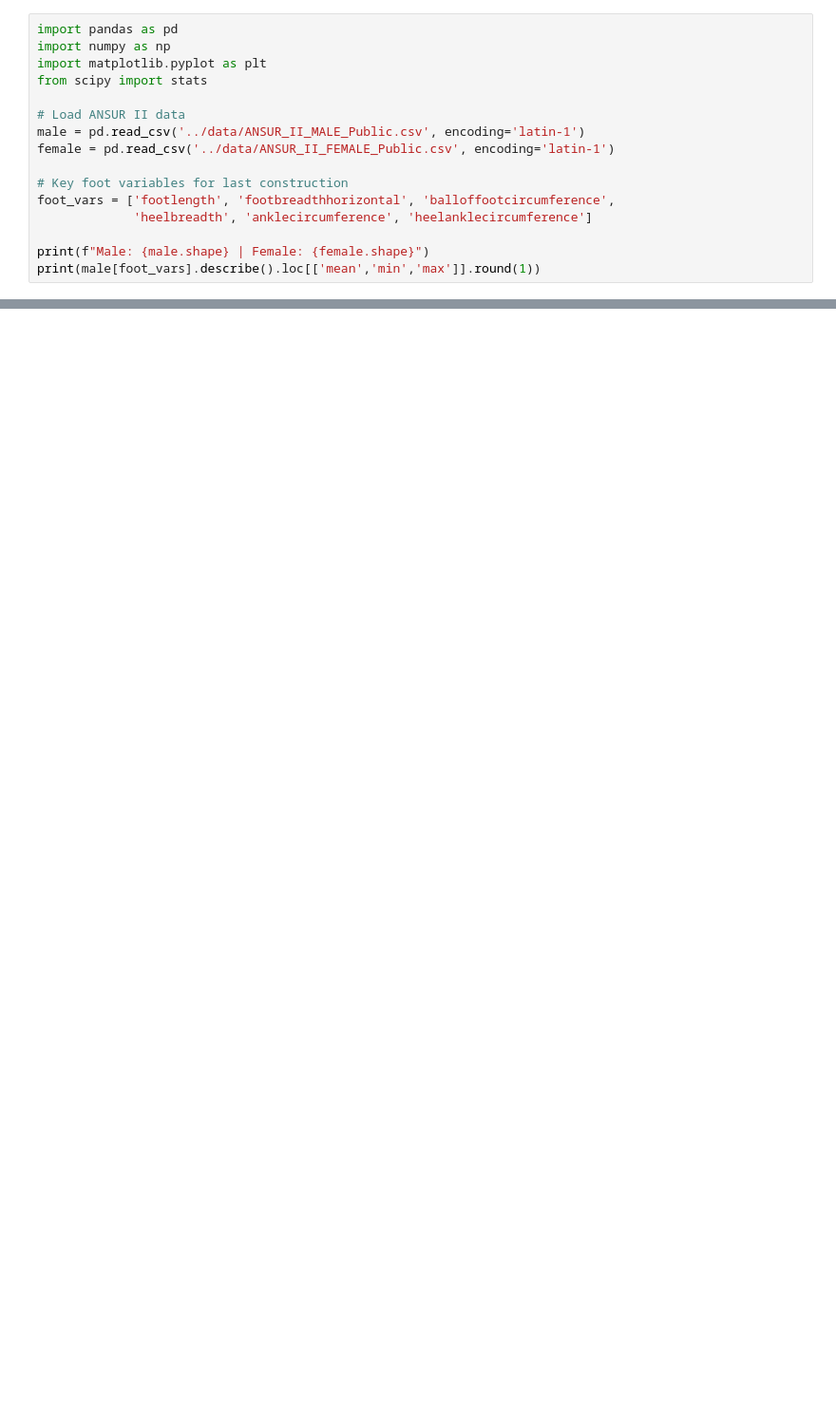
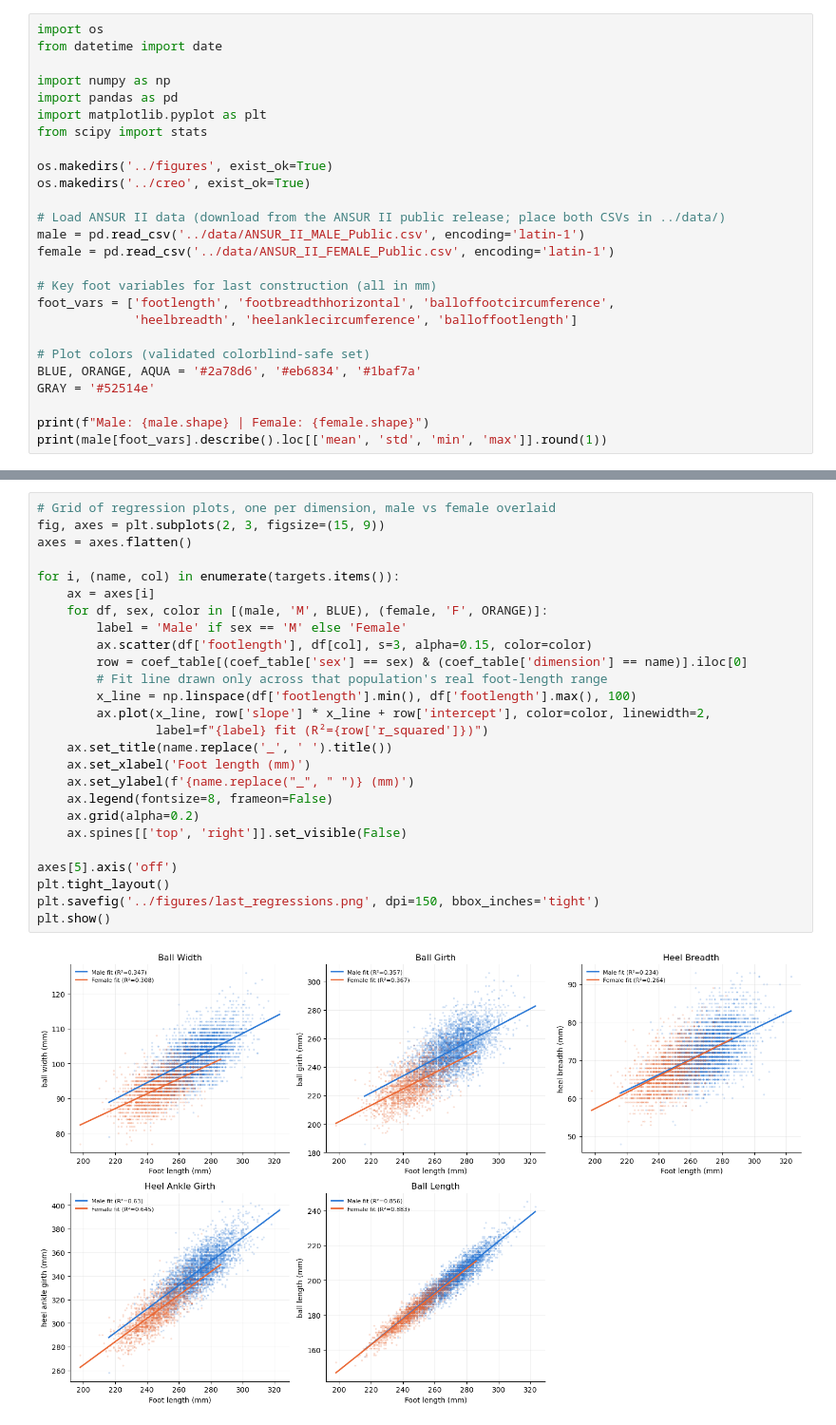
Before and after one commit to aaoconnor2004-wq/parametric-last, a Jupyter notebook: notebooks/AO_Biomech.ipynb, the cells around one changed output, grey strips where cells are left out. Shown at 95% size. Cells and saved outputs as stored; diff of their text form; blank space fills up the shorter version.

Commit message:
Regressions, width grades, and generated Creo relations/family table

```diff
--- a/notebooks/AO_Biomech.ipynb
+++ b/notebooks/AO_Biomech.ipynb
@@ -6,19 +10,29 @@
 # %%
+import os
+from datetime import date
+
+import numpy as np
 import pandas as pd
-import numpy as np
 import matplotlib.pyplot as plt
 from scipy import stats
 
-# Load ANSUR II data
+os.makedirs('../figures', exist_ok=True)
+os.makedirs('../creo', exist_ok=True)
+
+# Load ANSUR II data (download from the ANSUR II public release; place both CSVs in ../data/)
 male = pd.read_csv('../data/ANSUR_II_MALE_Public.csv', encoding='latin-1')
 female = pd.read_csv('../data/ANSUR_II_FEMALE_Public.csv', encoding='latin-1')
 
-# Key foot variables for last construction
+# Key foot variables for last construction (all in mm)
 foot_vars = ['footlength', 'footbreadthhorizontal', 'balloffootcircumference',
-             'heelbreadth', 'anklecircumference', 'heelanklecircumference']
+             'heelbreadth', 'heelanklecircumference', 'balloffootlength']
+
+# Plot colors (validated colorblind-safe set)
+BLUE, ORANGE, AQUA = '#2a78d6', '#eb6834', '#1baf7a'
+GRAY = '#52514e'
 
 print(f"Male: {male.shape} | Female: {female.shape}")
-print(male[foot_vars].describe().loc[['mean','min','max']].round(1))
+print(male[foot_vars].describe().loc[['mean', 'std', 'min', 'max']].round(1))
 # %% [output]
 Male: (4082, 108) | Female: (1986, 108)
       footlength  footbreadthhorizontal  balloffootcircumference  heelbreadth  \
@@ -39,0 +91,28 @@ SyntaxError: invalid syntax (4030341517.py, line 1)
+# %%
+# Grid of regression plots, one per dimension, male vs female overlaid
+fig, axes = plt.subplots(2, 3, figsize=(15, 9))
+axes = axes.flatten()
+
+for i, (name, col) in enumerate(targets.items()):
+    ax = axes[i]
+    for df, sex, color in [(male, 'M', BLUE), (female, 'F', ORANGE)]:
+        label = 'Male' if sex == 'M' else 'Female'
+        ax.scatter(df['footlength'], df[col], s=3, alpha=0.15, color=color)
+        row = coef_table[(coef_table['sex'] == sex) & (coef_table['dimension'] == name)].iloc[0]
+        # Fit line drawn only across that population's real foot-length range
+        x_line = np.linspace(df['footlength'].min(), df['footlength'].max(), 100)
+        ax.plot(x_line, row['slope'] * x_line + row['intercept'], color=color, linewidth=2,
+                label=f"{label} fit (R²={row['r_squared']})")
+    ax.set_title(name.replace('_', ' ').title())
+    ax.set_xlabel('Foot length (mm)')
+    ax.set_ylabel(f'{name.replace("_", " ")} (mm)')
+    ax.legend(fontsize=8, frameon=False)
+    ax.grid(alpha=0.2)
+    ax.spines[['top', 'right']].set_visible(False)
+
+axes[5].axis('off')
+plt.tight_layout()
+plt.savefig('../figures/last_regressions.png', dpi=150, bbox_inches='tight')
+plt.show()
+# %% [output]
+[figure, added]
```
Also changed, not shown: parts of 16 cells of this notebook, 7 other files.
